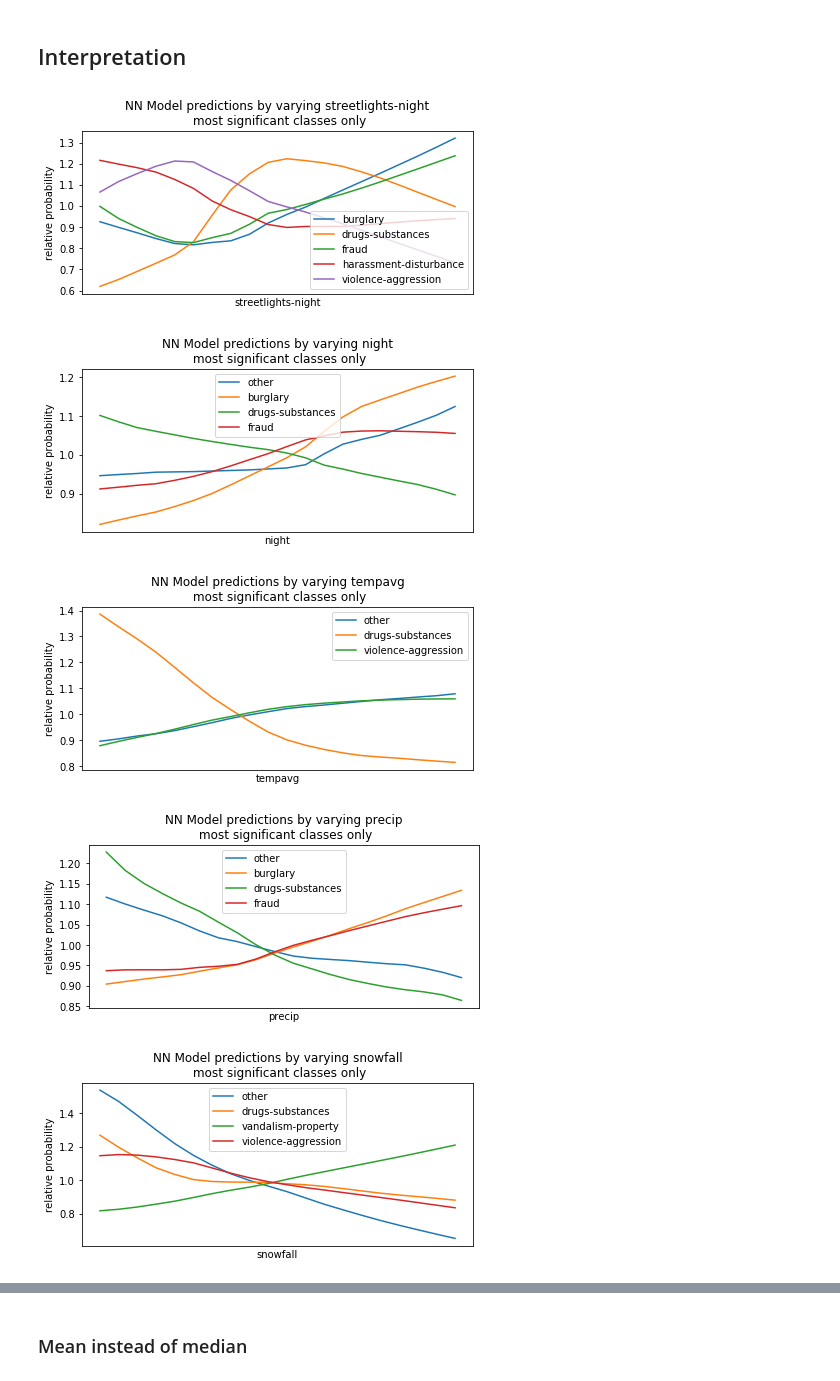
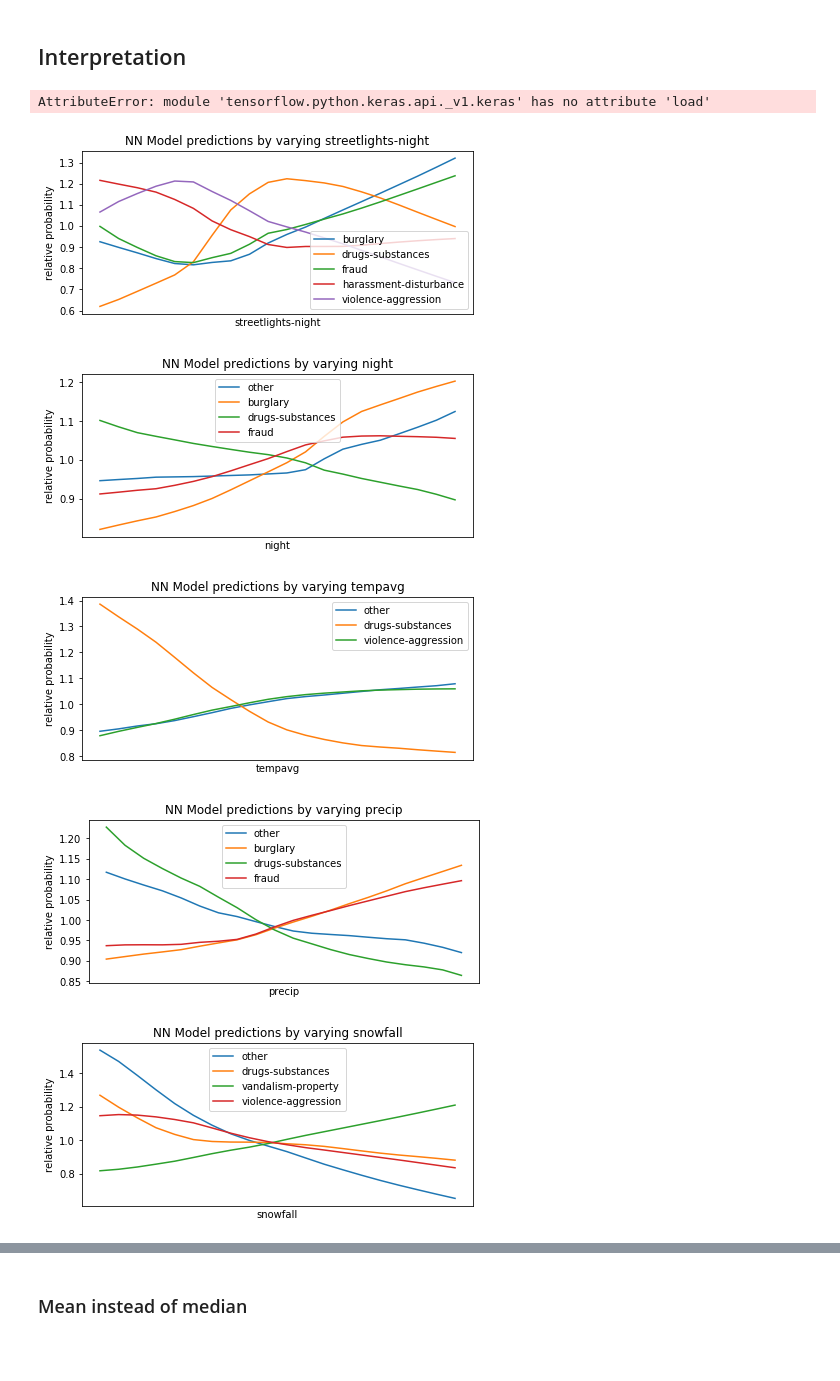
Before and after one commit to sedelmeyer/predicting-crime, a Jupyter notebook: notebooks/030_model_NN.ipynb, the cells around one changed output, grey strips where cells are left out. Drawn from its saved outputs; the diff is of its cells as text; code cells hidden in the pictures; blank space fills up the shorter version.

```diff
--- a/notebooks/030_model_NN.ipynb
+++ b/notebooks/030_model_NN.ipynb
@@ -1271,6 +1263,10 @@ plot_roc_all_classes(*auc_inputs, title, savepath)
 NameError: name 'auc_inputs' is not defined
 # %% [markdown]
 ## Interpretation
+# %%
+model2 = tf.keras.load('../models/basic-nn.h5')
+# %% [output]
+AttributeError: module 'tensorflow.python.keras.api._v1.keras' has no attribute 'load'
 # %%
 predictor_ranges = {}
 no_vals = 20
@@ -1287,33 +1283,32 @@ interesting_cols = ['streetlights-night', 'night', 'tempavg', 'precip', 'snowfal
 # %%
 for label in interesting_cols:
     pr = model.predict(predictor_ranges[label])
     stds = []
     # Standardize
     for i in range(9):
         # Standardize
         mn = pr[:, i].mean()
         pr[:, i] = pr[:, i] / mn
         stds.append(pr[:, i].std())
 
     stdmean = np.array(stds).mean()
 
     fig, ax = plt.subplots(figsize=(7, 3))
     for i in range(9):
         # Plot only if variance is high
         if pr[:, i].std() > stdmean:
             plt.plot(pr[:, i], label=class_dict[i])
 
-    plt.title("NN Model predictions by varying " + label + \
-              "\n most significant classes only")
+    plt.title("NN Model predictions by varying " + label)
     plt.xlabel(label)
     plt.ylabel("relative probability")
     plt.xticks([])
     plt.legend()
-    plt.savefig(os.path.join(FIGURES_ROOT, 'nn-predictions-'+label+'.png'))
+    plt.savefig('../figures/nn-interpretability/nn-predictions-'+label+'.png')
     plt.plot()
 # %% [output]
-[figure, old version]
+[figure, new version]
-[figure, old version]
+[figure, new version]
-[figure, old version]
+[figure, new version]
-[figure, old version]
+[figure, new version]
-[figure, old version]
+[figure, new version]
```
Also changed, not shown: parts of 2 cells of this notebook, 1 other file.
